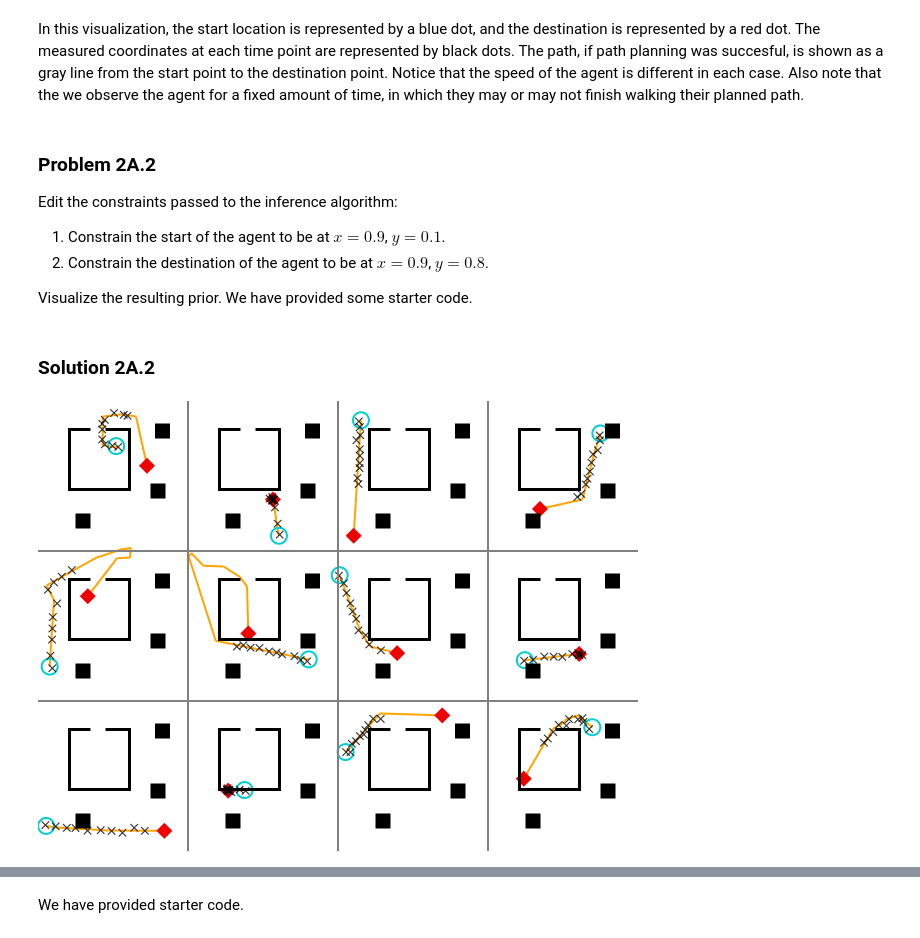
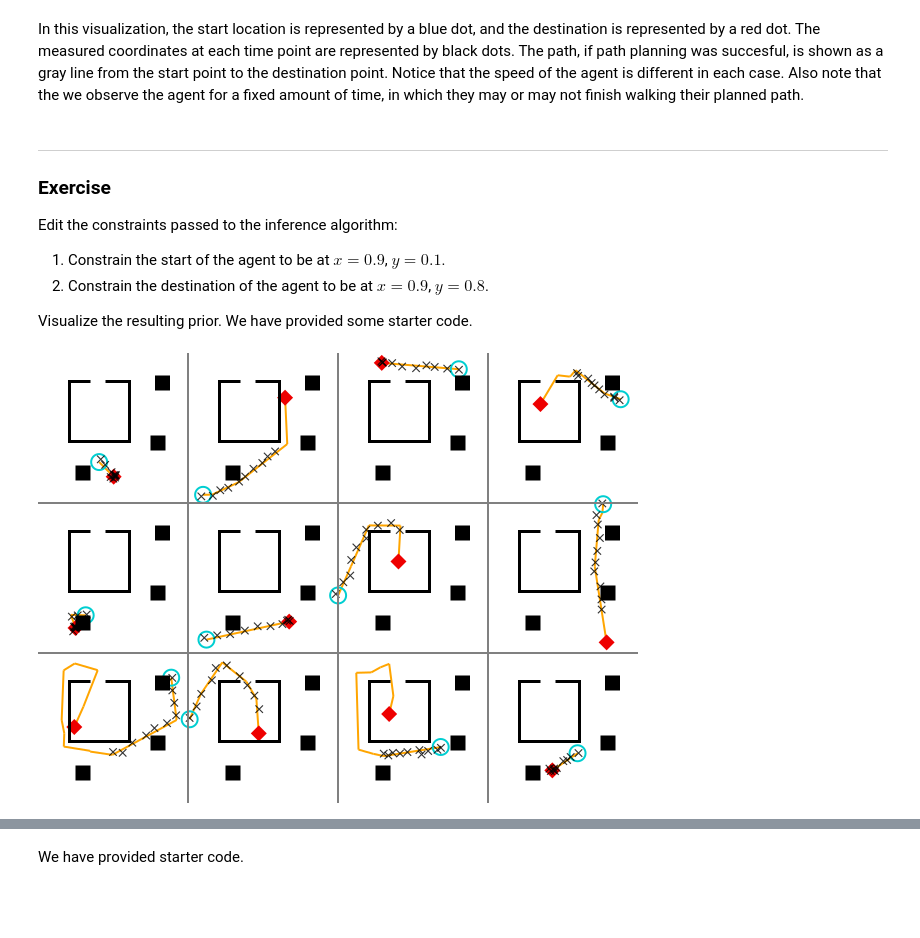
Before and after one commit to probcomp/gen-quickstart, a Jupyter notebook: tutorials/Data-Driven Proposals in Gen.ipynb, the cells around one changed output, grey strips where cells are left out. Saved outputs shown, nothing was run; the diff lists cells and outputs as text; code cells hidden in the pictures; blank space fills up the shorter version.

```diff
--- a/tutorials/Data-Driven Proposals in Gen.ipynb
+++ b/tutorials/Data-Driven Proposals in Gen.ipynb
@@ -275,7 +276,10 @@ point. Notice that the speed of the agent is different in each case. Also note t
 the we observe the agent for a fixed amount of time, in which they may or may not
 finish walking their planned path.
 # %% [markdown]
-### Problem 2A.2
+<hr>
+
+### Exercise
+
 Edit the constraints passed to the inference algorithm:
 
 1. Constrain the start of the agent to be at $x = 0.9$, $y = 0.1$.
@@ -283,23 +287,18 @@ Edit the constraints passed to the inference algorithm:
 
 
 Visualize the resulting prior. We have provided some starter code.
-# %% [markdown]
-### Solution 2A.2
 # %%
-# < put our code here>
+# < put your code here>
 traces_constrained = []
 for i in 1:12
     # Modify the following line:
     (trace_constrained, _) = Gen.generate(agent_model, (scene, dt, num_ticks, planner_params))
     push!(traces_constrained, trace_constrained)
 end
 
-# For the autograder, take one:
-trace_constrained = last(traces_constrained)
-
 # Visualize:
 visualize_grid(traces_constrained, 4, 600; separators="gray") do trace, frame
     draw_trace(trace, frame; draw_measurements=true)
 end
 # %% [output]
-[figure, old version]
+[figure, new version]
```
Also changed, not shown: parts of 38 cells of this notebook, 55 other files.
